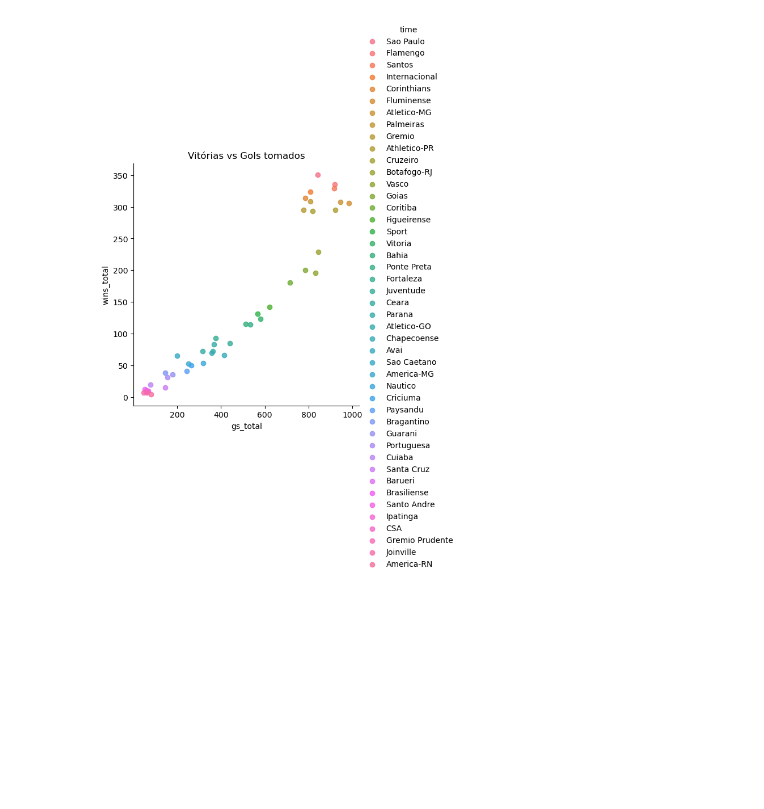
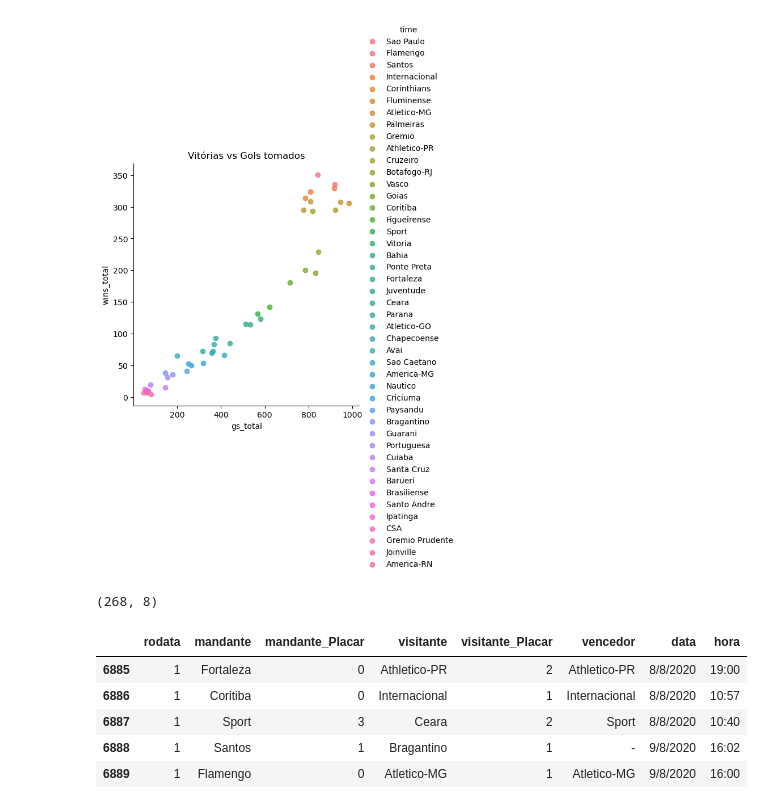
Before and after one commit to gabriel-arrvda/ac2-padroes, a Jupyter notebook: brasileirao.ipynb, the cells around one changed output. Saved outputs shown, nothing was run; the diff lists cells and outputs as text; code cells hidden in the pictures; blank space fills up the shorter version.

```diff
--- a/brasileirao.ipynb
+++ b/brasileirao.ipynb
@@ -323,3 +323,15 @@ plt.title('Vitórias vs Gols tomados')
 plt.show()
 # %% [output]
 [figure]
+# %%
+gamesDf_2020 = gamesDf.loc[gamesDf['data'].str.contains('2020')]
+print(gamesDf_2020.shape)
+gamesDf_2020.head()
+# %% [output]
+(268, 8)
+|  | rodata | mandante | mandante_Placar | visitante | visitante_Placar | vencedor | data | hora |
+| 6885 | 1 | Fortaleza | 0 | Athletico-PR | 2 | Athletico-PR | 8/8/2020 | 19:00 |
+| 6886 | 1 | Coritiba | 0 | Internacional | 1 | Internacional | 8/8/2020 | 10:57 |
+| 6887 | 1 | Sport | 3 | Ceara | 2 | Sport | 8/8/2020 | 10:40 |
+| 6888 | 1 | Santos | 1 | Bragantino | 1 | - | 9/8/2020 | 16:02 |
+| 6889 | 1 | Flamengo | 0 | Atletico-MG | 1 | Atletico-MG | 9/8/2020 | 16:00 |
```
